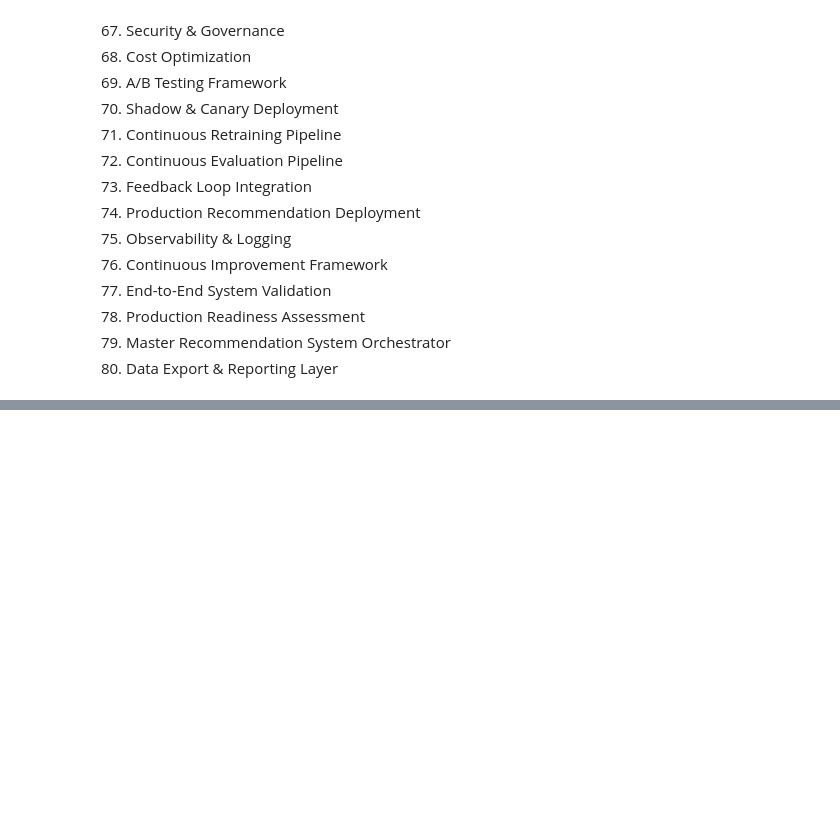
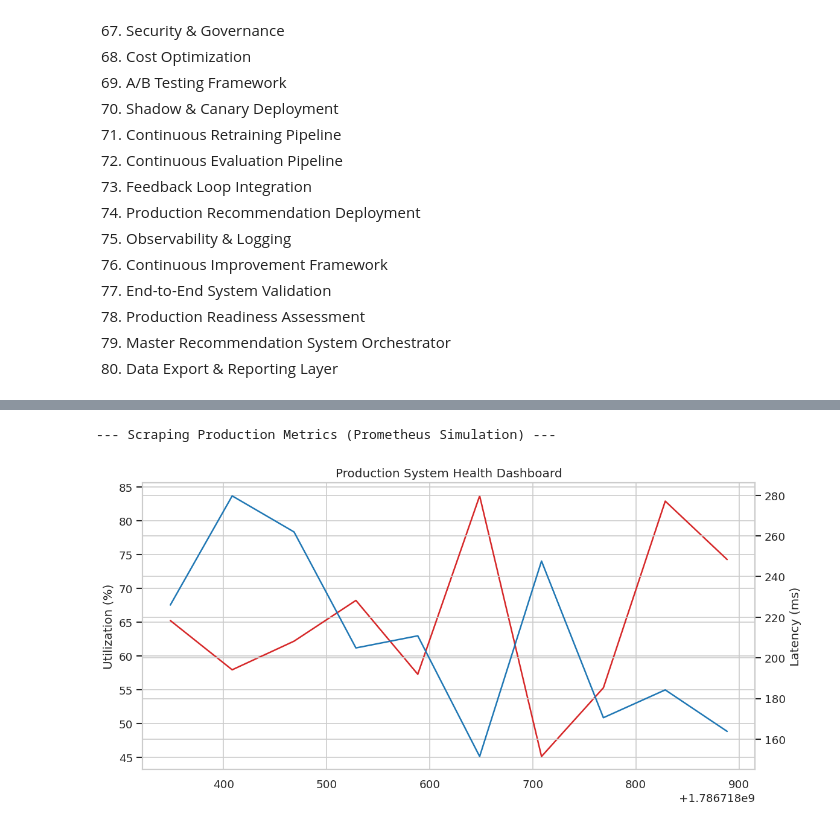
Before and after one commit to ajaychaudhary8104/End_to_End_ML_project_for_Youtube_Scale_Recommendation_System, a Jupyter notebook: research/01_end_to_end_recommendation_system.ipynb, the cells around one changed output, grey strips where cells are left out. Saved outputs shown, nothing was run; the diff lists cells and outputs as text; code cells hidden in the pictures; blank space fills up the shorter version.

```diff
--- a/research/01_end_to_end_recommendation_system.ipynb
+++ b/research/01_end_to_end_recommendation_system.ipynb
@@ -86,0 +4149,44 @@ PRODUCTION MLOPS LAYER
+# %%
+import time
+import random
+import pandas as pd
+import matplotlib.pyplot as plt
+
+class ProductionMonitor:
+    def __init__(self):
+        self.metrics_history = []
+
+    def scrape_metrics(self, iterations=10):
+        print("--- Scraping Production Metrics (Prometheus Simulation) ---")
+        for i in range(iterations):
+            metric_entry = {
+                'timestamp': time.time() + (i * 60),
+                'cpu_utilization_pct': random.uniform(40, 85),
+                'memory_usage_gb': random.uniform(4, 12),
+                'inference_latency_ms': random.uniform(150, 280),
+                'request_count': random.randint(500, 2000)
+            }
+            self.metrics_history.append(metric_entry)
+            time.sleep(0.01) # Faster simulation
+
+        return pd.DataFrame(self.metrics_history)
+
+# Execution
+monitor = ProductionMonitor()
+metrics_df = monitor.scrape_metrics()
+
+# Visualize Health Dashboard
+fig, ax1 = plt.subplots(figsize=(10, 5))
+ax1.set_title("Production System Health Dashboard")
+ax1.plot(metrics_df['timestamp'], metrics_df['cpu_utilization_pct'], color='tab:red', label='CPU %')
+ax1.set_ylabel("Utilization (%)")
+
+ax2 = ax1.twinx()
+ax2.plot(metrics_df['timestamp'], metrics_df['inference_latency_ms'], color='tab:blue', label='Latency (ms)')
+ax2.set_ylabel("Latency (ms)")
+
+fig.tight_layout()
+plt.show()
+# %% [output]
+--- Scraping Production Metrics (Prometheus Simulation) ---
+[figure, added]
```
Also changed, not shown: parts of 128 cells of this notebook.
